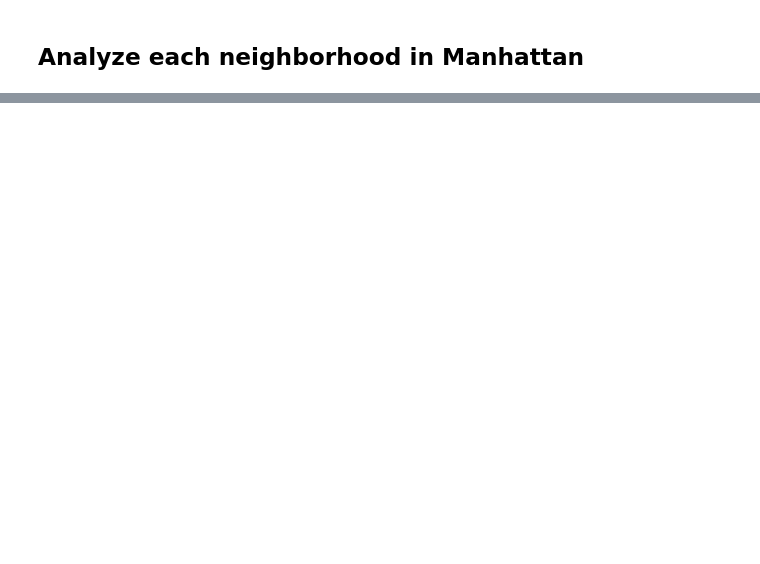
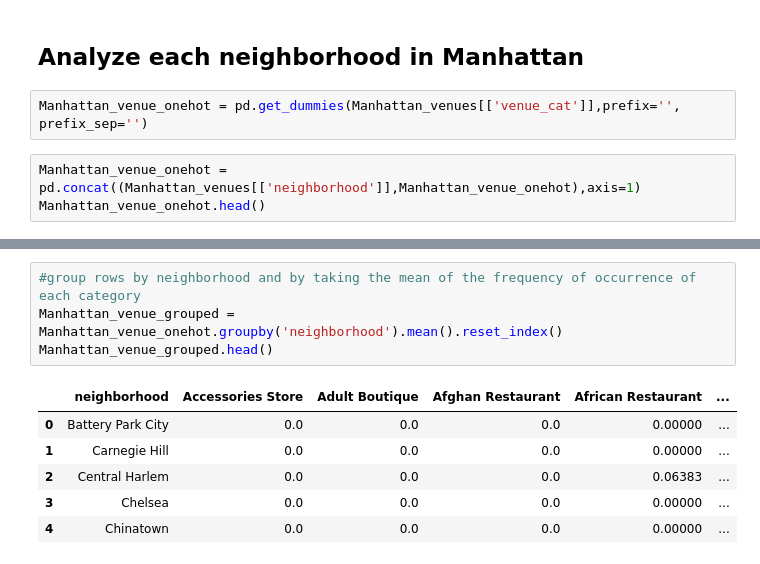
Before and after one commit to uscwang54/Coursera_Capstone, a Jupyter notebook: new york neighborhood segmentation.ipynb, the cells around one changed output, grey strips where cells are left out. Cells and saved outputs as stored; diff of their text form; blank space fills up the shorter version.

```diff
--- a/new york neighborhood segmentation.ipynb
+++ b/new york neighborhood segmentation.ipynb
@@ -378,3 +378,8 @@ Manhattan_venues.head()
 | 4 | Manhattan | Marble Hill | 40.876551 | -73.91066 | Dunkin' | Donut Shop | 40.877136 | ... |
 # %% [markdown]
 ## Analyze each neighborhood in Manhattan
+# %%
+Manhattan_venue_onehot = pd.get_dummies(Manhattan_venues[['venue_cat']],prefix='', prefix_sep='')
+# %%
+Manhattan_venue_onehot = pd.concat((Manhattan_venues[['neighborhood']],Manhattan_venue_onehot),axis=1)
+Manhattan_venue_onehot.head()
@@ -380,0 +393,11 @@ Manhattan_venues.head()
+# %%
+#group rows by neighborhood and by taking the mean of the frequency of occurrence of each category
+Manhattan_venue_grouped = Manhattan_venue_onehot.groupby('neighborhood').mean().reset_index()
+Manhattan_venue_grouped.head()
+# %% [output]
+|  | neighborhood | Accessories Store | Adult Boutique | Afghan Restaurant | African Restaurant | ... |
+| 0 | Battery Park City | 0.0 | 0.0 | 0.0 | 0.00000 | ... |
+| 1 | Carnegie Hill | 0.0 | 0.0 | 0.0 | 0.00000 | ... |
+| 2 | Central Harlem | 0.0 | 0.0 | 0.0 | 0.06383 | ... |
+| 3 | Chelsea | 0.0 | 0.0 | 0.0 | 0.00000 | ... |
+| 4 | Chinatown | 0.0 | 0.0 | 0.0 | 0.00000 | ... |
```
Also changed, not shown: parts of 14 cells of this notebook.
